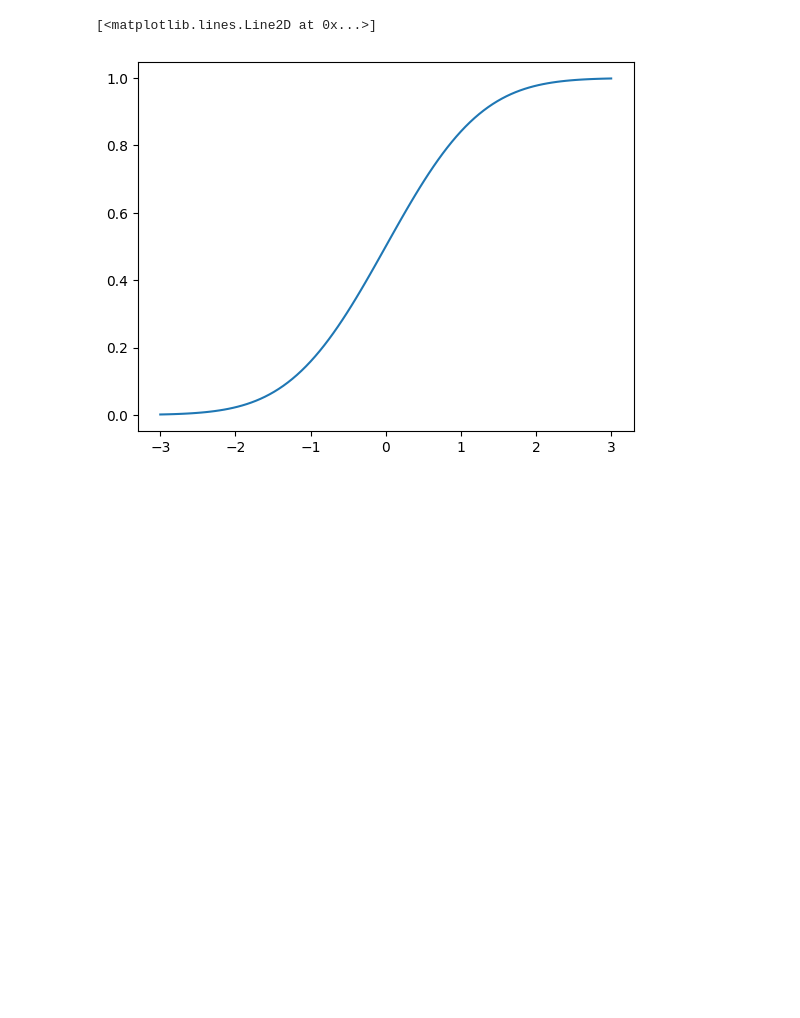
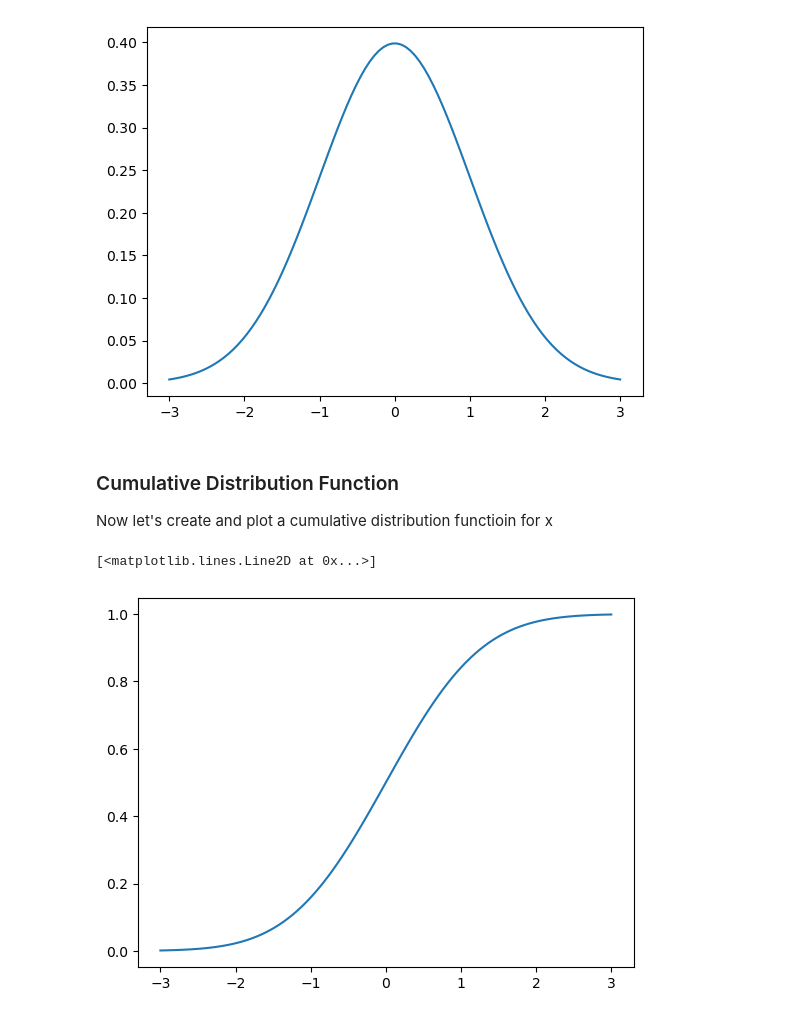
Before and after one commit to ML4NS/ml4ns.github.io, a Jupyter notebook: labs/03 - Probability and Information Theory/03 - PDF CDF.ipynb, the cells around one changed output. Saved outputs shown, nothing was run; the diff lists cells and outputs as text; code cells hidden in the pictures; blank space fills up the shorter version.

```diff
--- a/labs/03 - Probability and Information Theory/03 - PDF CDF.ipynb
+++ b/labs/03 - Probability and Information Theory/03 - PDF CDF.ipynb
@@ -24,0 +31,7 @@ plt.show()
+# %%
+mu = 0 # mean
+var = 1 # variance
+stdev = math.sqrt(var)
+
+# Define a range for x
+x = np.linspace(mu - 3*stdev, mu + 3*stdev, 100)
@@ -25 +47,14 @@ plt.show()
+# %%
+# Create a probability density function
+pdf = stats.norm.pdf(x, mu, stdev)
+
+# Plot probability density function for x
+plt.plot(x, pdf)
+plt.show()
+# %% [output]
+[figure, added]
+# %% [markdown]
+### Cumulative Distribution Function
+
+Now let's create and plot a cumulative distribution functioin for x
 # %%
```
Also changed, not shown: parts of 13 cells of this notebook.
